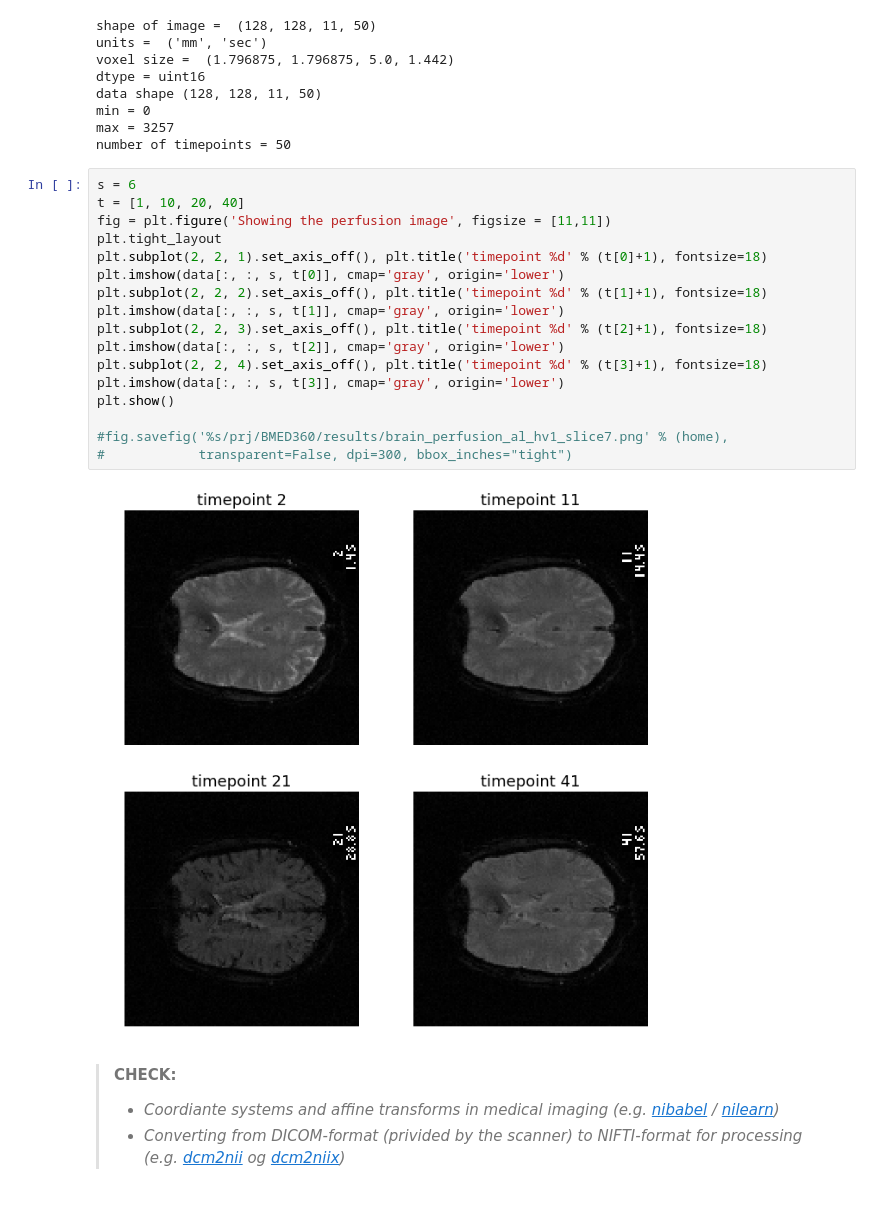
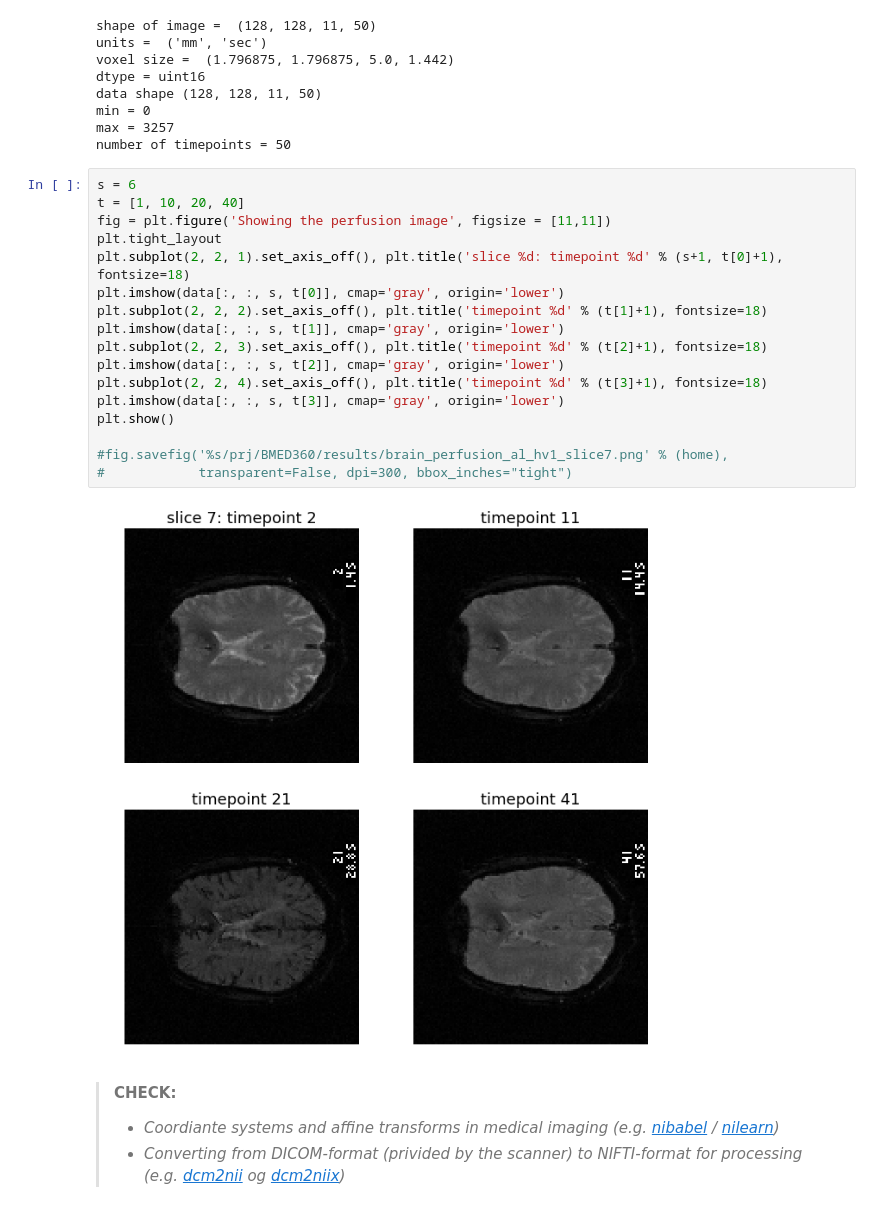
Before and after one commit to computational-medicine/BMED360, a Jupyter notebook: notebooks/4.0-perfusion-mri.ipynb, the cells around one changed output. Cells and saved outputs as stored; diff of their text form.

```diff
--- a/notebooks/4.0-perfusion-mri.ipynb
+++ b/notebooks/4.0-perfusion-mri.ipynb
@@ -76,22 +73,22 @@ number of timepoints = 50
 # %%
 s = 6
 t = [1, 10, 20, 40]
 fig = plt.figure('Showing the perfusion image', figsize = [11,11])
 plt.tight_layout
-plt.subplot(2, 2, 1).set_axis_off(), plt.title('timepoint %d' % (t[0]+1), fontsize=18)
+plt.subplot(2, 2, 1).set_axis_off(), plt.title('slice %d: timepoint %d' % (s+1, t[0]+1), fontsize=18)
 plt.imshow(data[:, :, s, t[0]], cmap='gray', origin='lower')
 plt.subplot(2, 2, 2).set_axis_off(), plt.title('timepoint %d' % (t[1]+1), fontsize=18)
 plt.imshow(data[:, :, s, t[1]], cmap='gray', origin='lower')
 plt.subplot(2, 2, 3).set_axis_off(), plt.title('timepoint %d' % (t[2]+1), fontsize=18)
 plt.imshow(data[:, :, s, t[2]], cmap='gray', origin='lower')
 plt.subplot(2, 2, 4).set_axis_off(), plt.title('timepoint %d' % (t[3]+1), fontsize=18)
 plt.imshow(data[:, :, s, t[3]], cmap='gray', origin='lower')
 plt.show()
 
 #fig.savefig('%s/prj/BMED360/results/brain_perfusion_al_hv1_slice7.png' % (home),
 #            transparent=False, dpi=300, bbox_inches="tight")
 # %% [output]
-[figure, old version]
+[figure, new version]
 # %% [markdown]
 > **CHECK:**
 >
```
Also changed, not shown: parts of 22 cells of this notebook.
